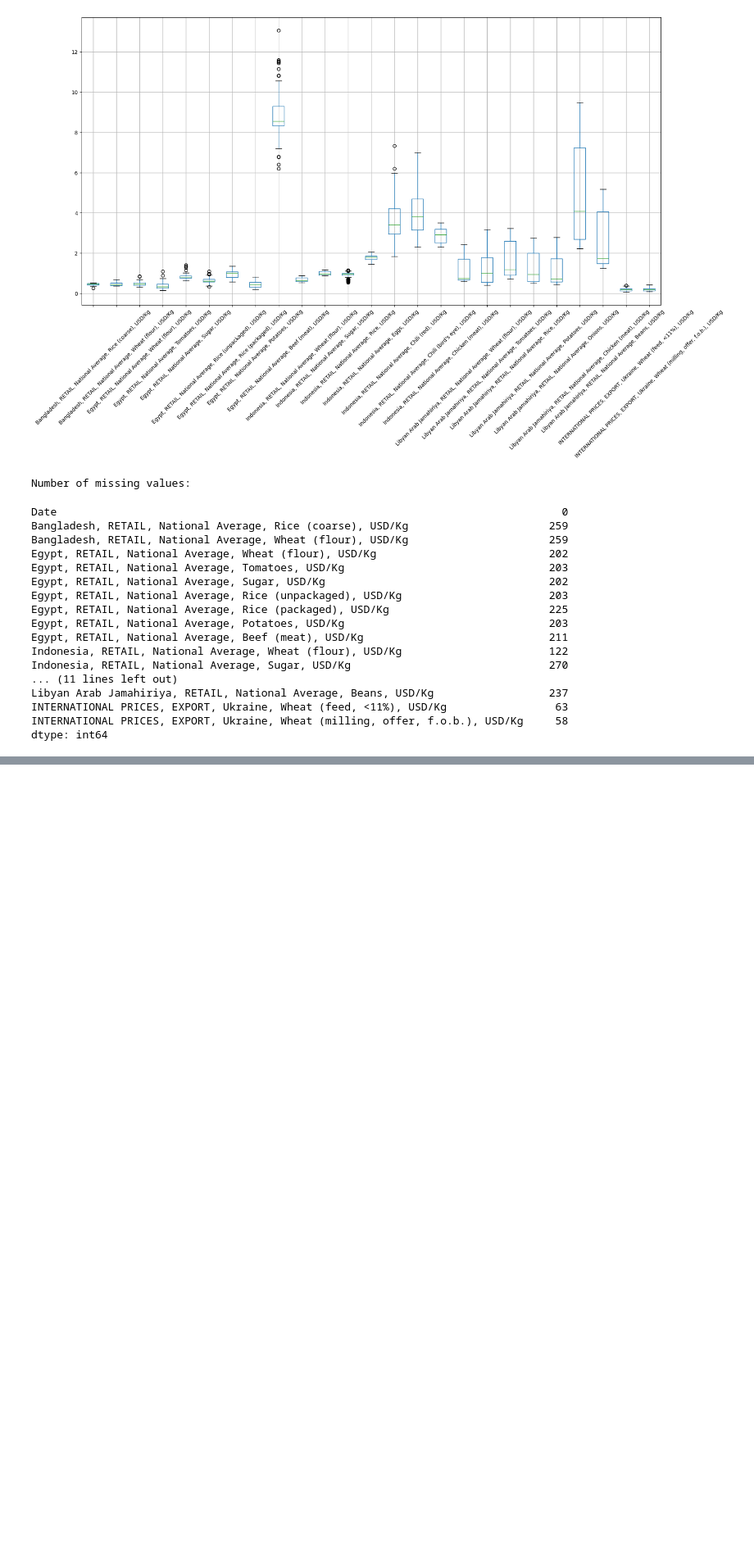
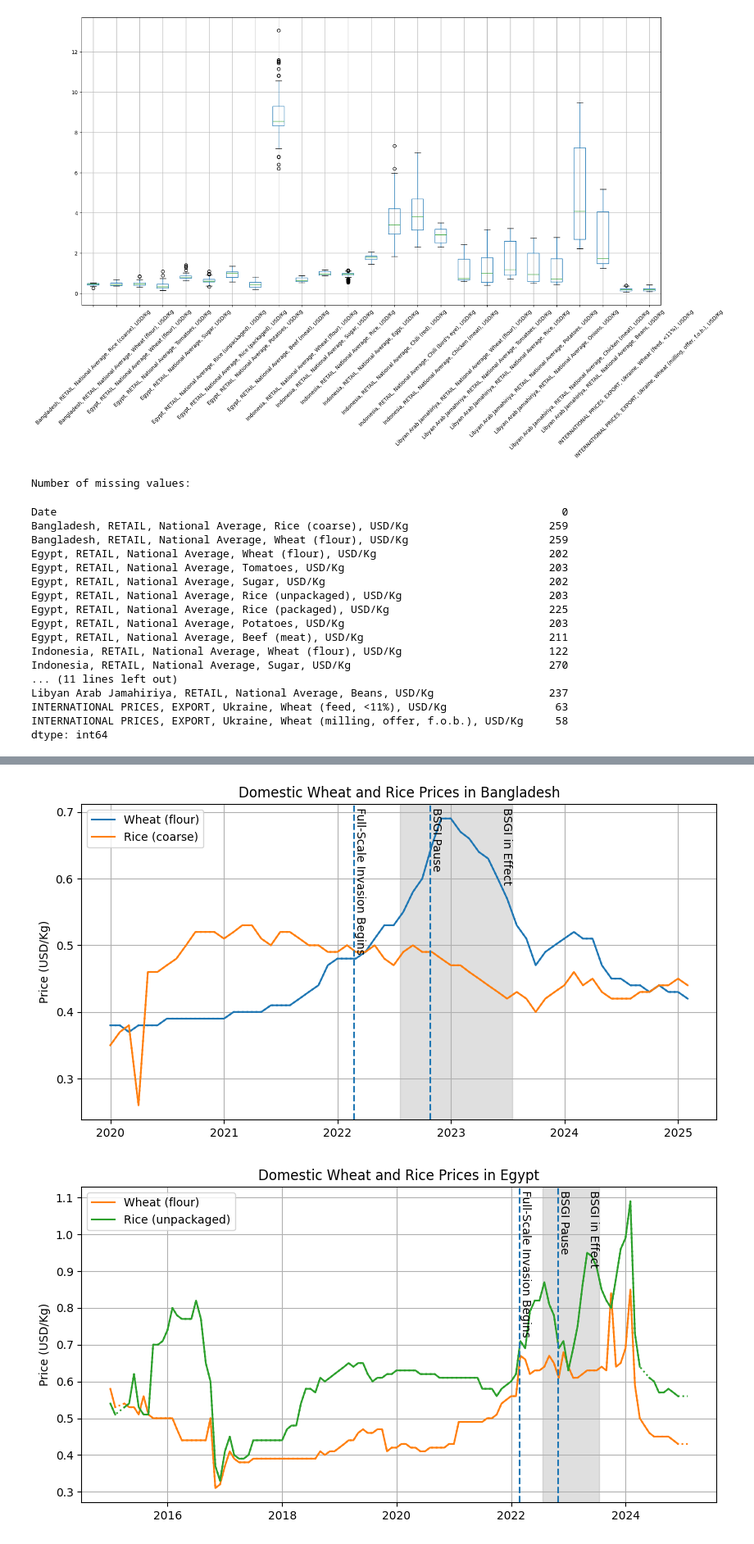
Before and after one commit to GVSU-CIS635/term-project-gjk, a Jupyter notebook: eda.ipynb, the cells around one changed output, grey strips where cells are left out. Shown at 82% size. Cells and saved outputs as stored; diff of their text form; code cells hidden in the pictures; blank space fills up the shorter version.

```diff
--- a/eda.ipynb
+++ b/eda.ipynb
@@ -656,0 +898,11 @@ dtype: int64
+# %%
+# Linear imputation for dataframe by column
+
+def impute(df):
+	df = df.set_index("Date")
+	# Linearly interpolate
+	imputed = df.interpolate(method="time")
+	imputed = imputed.add_suffix("(imputed)")
+	# Add result to df to maintain true data with imputed
+	result = df.reset_index().merge(imputed.reset_index(), on="Date", how="left")
+	return result
@@ -656,0 +1067,24 @@ dtype: int64
+# %%
+# Define wheat price data
+
+# Get all columns that meet this criteria (vary by country only)
+df = getSpecificData({
+  "commodity": "Wheat (flour)",
+  "unit": "USD/Kg",
+  "market": "National Average",
+  "aggregate": "RETAIL"
+})
+
+# Get national average by taking mean of all markets
+pakDf = getSpecificData({
+	"commodity": "Wheat (flour)",
+  "unit": "USD/Kg",
+  "country": "Pakistan",
+  "aggregate": "RETAIL"
+})
+pakCols = [col for col in pakDf.columns if col != "Date"]
+pakDf["Pakistan, RETAIL, National Average, Wheat (flour), USD/Kg"] = pakDf[pakCols].mean(axis=1)
+df = df.merge(pakDf[["Date", "Pakistan, RETAIL, National Average, Wheat (flour), USD/Kg"]], on="Date", how="left")
+interpPrices = impute(df) # Add interpolated columns
+
+display(interpPrices.head(2))
@@ -656,0 +1221,8 @@ dtype: int64
+# %%
+# Plot rice and wheat raw prices from 2020-2024 (also get correlations between wheat and control [rice])
+# Not normalized
+corrsFullRange = controlCompare(interpPrices, interpControls)
+corrsAfter2020 = controlCompare(interpPrices, interpControls, start=pd.to_datetime("2020-01-01"))
+# %% [output]
+[figure, added]
+[figure, added]
```
Also changed, not shown: parts of 18 cells of this notebook, 6 other files.
